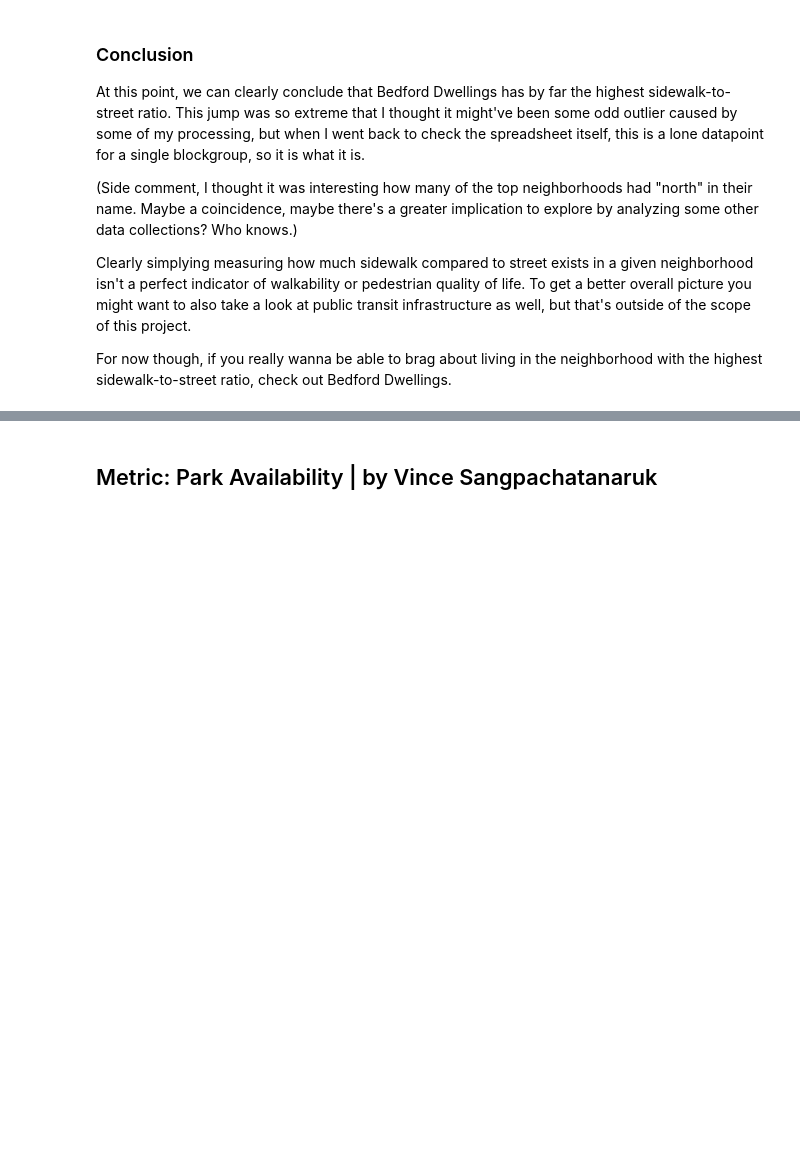
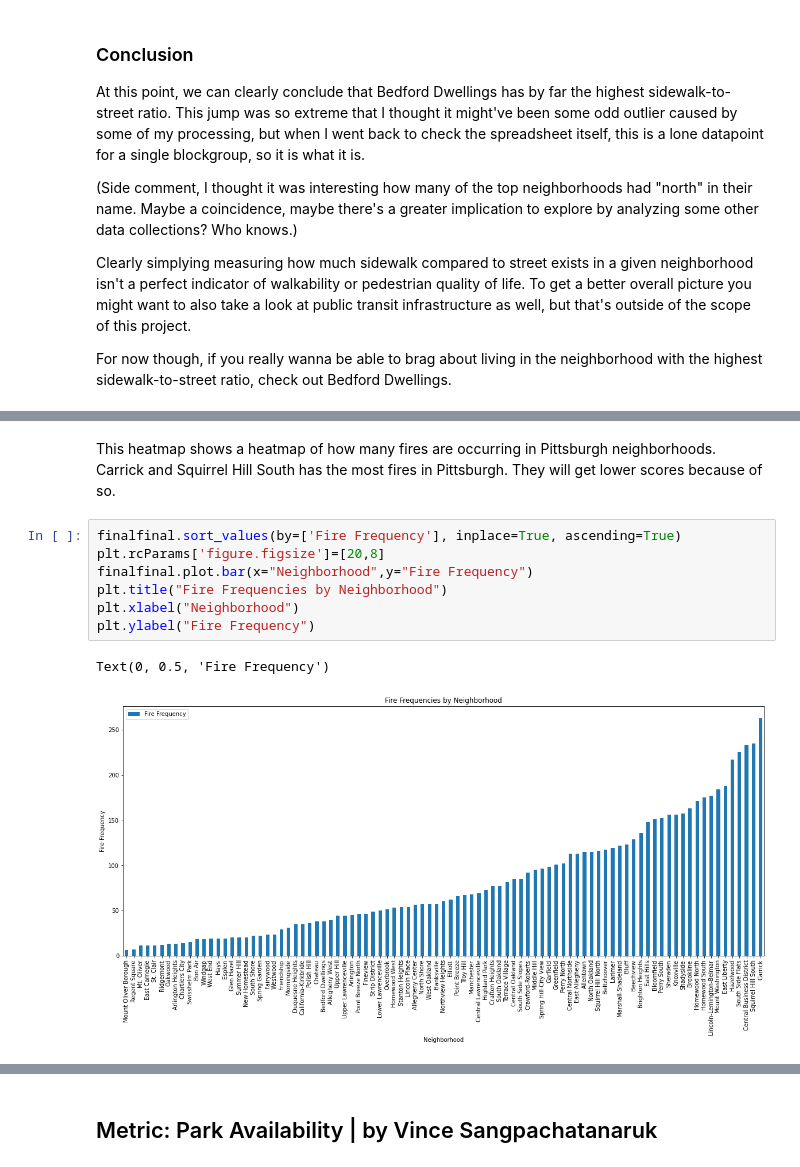
Before and after one commit to Sixces/Big-Ideas-FInal-Project, a Jupyter notebook: main.ipynb, the cells around one changed output, grey strips where cells are left out. Cells and saved outputs as stored; diff of their text form; blank space fills up the shorter version.

```diff
--- a/main.ipynb
+++ b/main.ipynb
@@ -209,0 +203,12 @@ From the bar plot, we can see that the neighborhood of Mcknight has the greatest
+# %% [markdown]
+This heatmap shows a heatmap of how many fires are occurring in Pittsburgh neighborhoods. Carrick and Squirrel Hill South has the most fires in Pittsburgh. They will get lower scores because of so.
+# %%
+finalfinal.sort_values(by=['Fire Frequency'], inplace=True, ascending=True)
+plt.rcParams['figure.figsize']=[20,8]
+finalfinal.plot.bar(x="Neighborhood",y="Fire Frequency")
+plt.title("Fire Frequencies by Neighborhood")
+plt.xlabel("Neighborhood")
+plt.ylabel("Fire Frequency")
+# %% [output]
+Text(0, 0.5, 'Fire Frequency')
+[figure, added]
```
Also changed, not shown: parts of 18 cells of this notebook.
